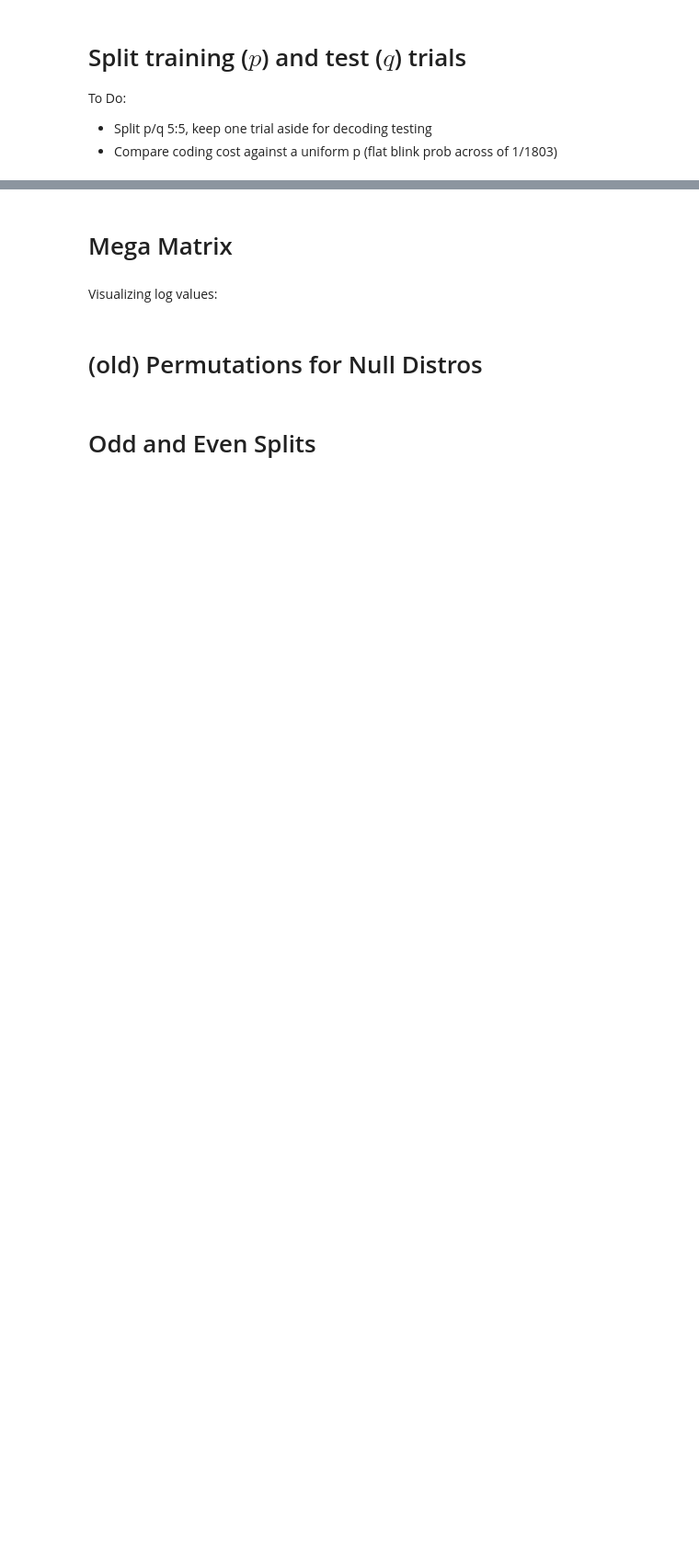
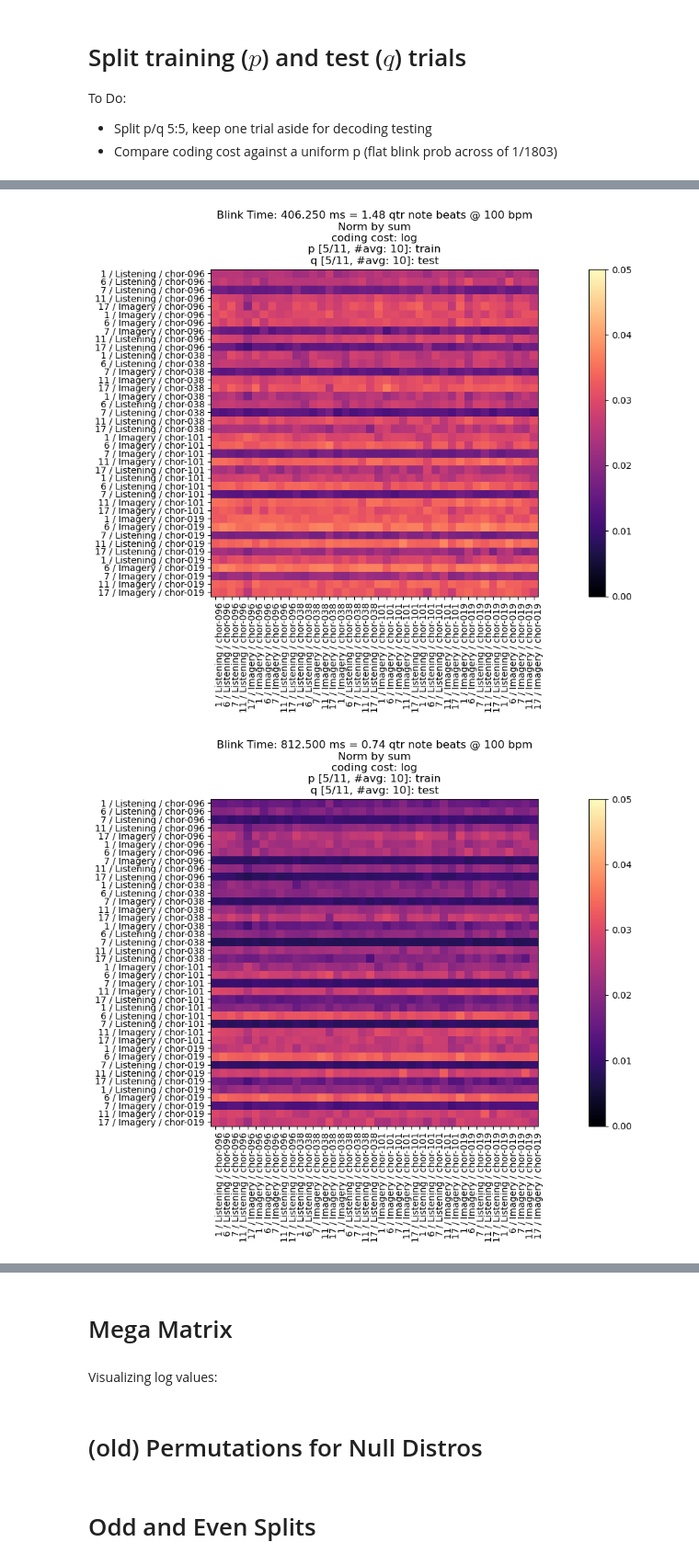
Before and after one commit to 3x10e8/music_imagery, a Jupyter notebook: notebooks/blinks/eye_blinks_info_metric.ipynb, the cells around one changed output, grey strips where cells are left out. Shown at 92% size. Drawn from its saved outputs; the diff is of its cells as text; code cells hidden in the pictures; blank space fills up the shorter version.

```diff
--- a/notebooks/blinks/eye_blinks_info_metric.ipynb
+++ b/notebooks/blinks/eye_blinks_info_metric.ipynb
@@ -1098,7 +1242,7 @@ condLabels = ['Listening', 'Imagery'] #list(train_trial_avg[half_widths[0]][subj
 stimLabels = list(train_trial_avg[half_widths[0]][subjectIDs[0]][condLabels[0]].keys())
 NORMS = ['sum'] #, 'none'] #['sum'] #, 'max']
 sq_checks = [False] #[True, False]
-P_BASELINE_CHECK = [True, False]
+P_BASELINE_CHECK = [False]
 P_TRAIN = True
 
 for P_BASELINE in P_BASELINE_CHECK:
@@ -1183,39 +1327,42 @@ for P_BASELINE in P_BASELINE_CHECK:
                         if P_TRAIN:
                             title += f'p [{NUM_TRAINING_TRIALS}/11, #avg: {AVG_LOOPS}]: train'
                         else:
-                            title += f'p [{11-NUM_TRAINING_TRIALS}/11, #avg: {AVG_LOOPS}]: test'
+                            title += f'p [{NUM_TESTING_TRIALS}/11, #avg: {AVG_LOOPS}]: test'
                         title += '\n'
 
                     if Q_TRAIN:
                         title += f'q [{NUM_TRAINING_TRIALS}/11, #avg: {AVG_LOOPS}]: train'
                     else:
-                        title += f'q [{11-NUM_TRAINING_TRIALS}/11, #avg: {AVG_LOOPS}]: test'
+                        title += f'q [{NUM_TESTING_TRIALS}/11, #avg: {AVG_LOOPS}]: test'
 
                     figsize = (N*0.4, N*0.4/2)
 
                     fig, ax = plt.subplots(figsize=figsize)
                     plot_info(results_matrix,
                             ax,
                             rowLabels, colLabels, title,
                             vmin = 0,
                             vmax=0.05, #10,
                             fontsize = 10,
                             )
 
                     if PLOT_PQ:
                         fig, axs = plt.subplots(N, N, figsize=figsize, sharex=True, sharey=True)
 
                         for i in range(N):
                             for j in range(N):
                                 title_str = 'Blink Dur: {:.3f} s'.format(2 * half_width * 1/fs)
                                 title_str+= f', sub-{subjectID}, {condLabel}, {stimLabel}'
                                 title_str+= f'\nTraining Trials\t(for $p_i$): {trainTrialIdxs}' # {NUM_TRAINING_TRIALS}'
                                 title_str+= f'\nTest Trials\t(for $q_i$): {testTrialIdxs}' # {NUM_TRAINING_TRIALS}'
                                 if SQ_SANITY_CHECK:
                                     title_str+= '\n$ 1/N \sum (p_i - q_i)^2$ = {:.5f}'.format(results_matrix[i, j])
                                 else:
                                     title_str+= '\n$-1/N \sum q_i log p_i + (1-q_i) log (1-p_i)$ = {:.5f}'.format(results_matrix[i, j])
 
                                 plot_pq(axs[i][j], p_norms[i][j], q_norms[i][j], t, fs)
                         plt.tight_layout()
                     plt.show()
+# %% [output]
+[figure, added]
+[figure, added]
```
Also changed, not shown: parts of 26 cells of this notebook, 3 other files.
